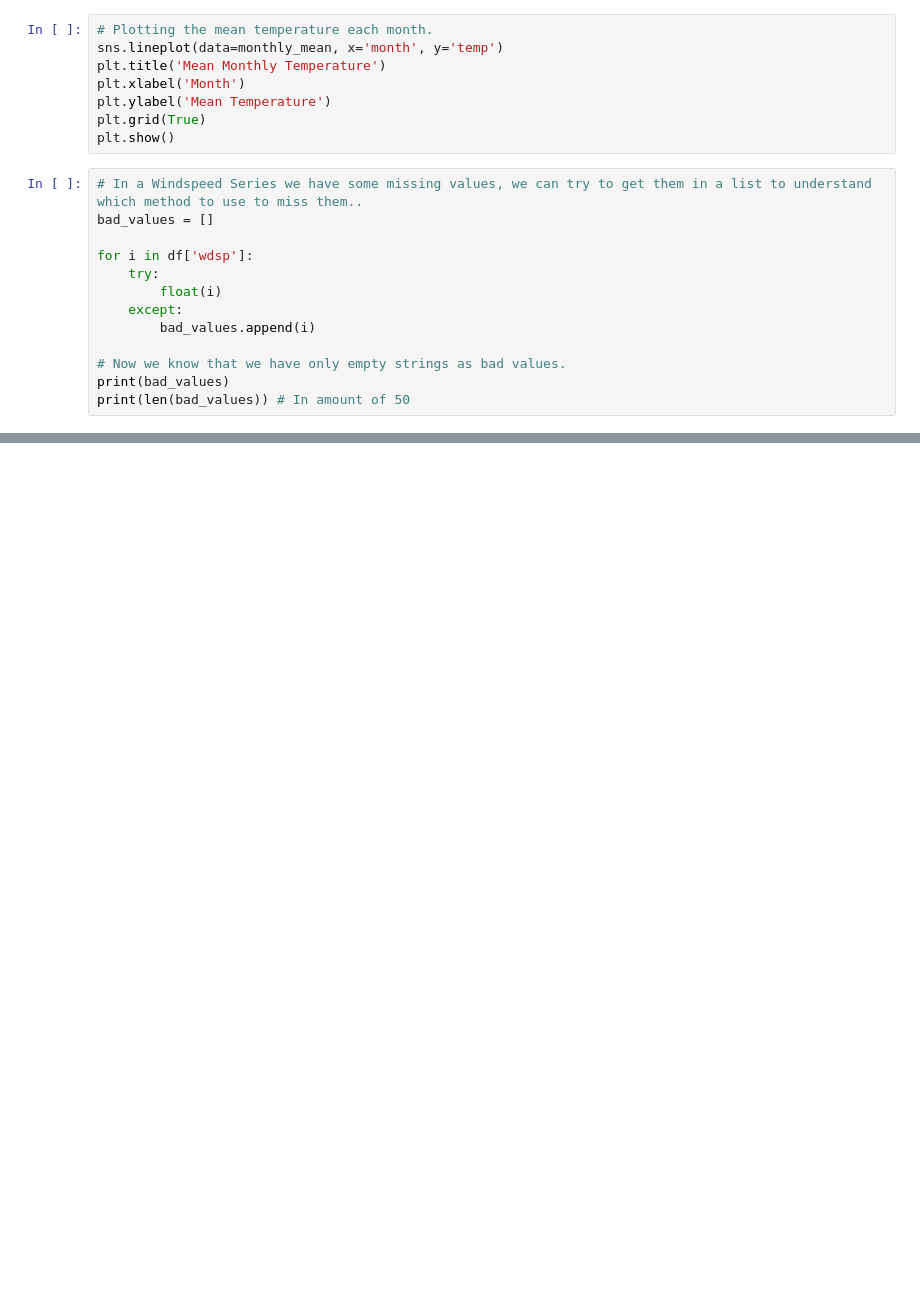
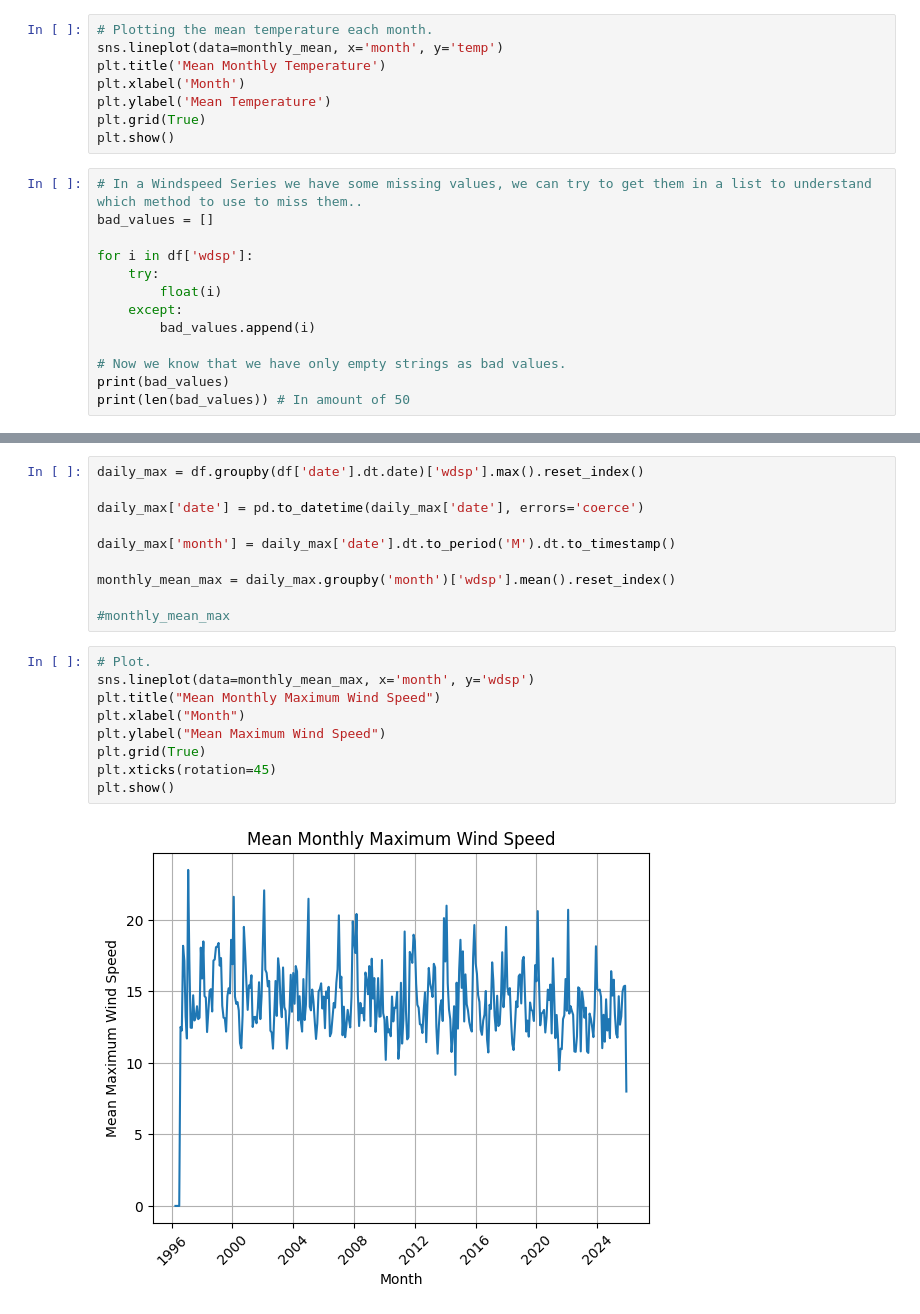
Before and after one commit to dimon-ua/PFDA, a Jupyter notebook: assignments/assignment_6_Weather.ipynb, the cells around one changed output, grey strips where cells are left out. Saved outputs shown, nothing was run; the diff lists cells and outputs as text; blank space fills up the shorter version.

```diff
--- a/assignments/assignment_6_Weather.ipynb
+++ b/assignments/assignment_6_Weather.ipynb
@@ -103,0 +142,21 @@ plt.show()
+# %%
+daily_max = df.groupby(df['date'].dt.date)['wdsp'].max().reset_index()
+
+daily_max['date'] = pd.to_datetime(daily_max['date'], errors='coerce')
+
+daily_max['month'] = daily_max['date'].dt.to_period('M').dt.to_timestamp()
+
+monthly_mean_max = daily_max.groupby('month')['wdsp'].mean().reset_index()
+
+#monthly_mean_max
+# %%
+# Plot.
+sns.lineplot(data=monthly_mean_max, x='month', y='wdsp')
+plt.title("Mean Monthly Maximum Wind Speed")
+plt.xlabel("Month")
+plt.ylabel("Mean Maximum Wind Speed")
+plt.grid(True)
+plt.xticks(rotation=45)
+plt.show()
+# %% [output]
+[figure, added]
```
Also changed, not shown: parts of 7 cells of this notebook.
